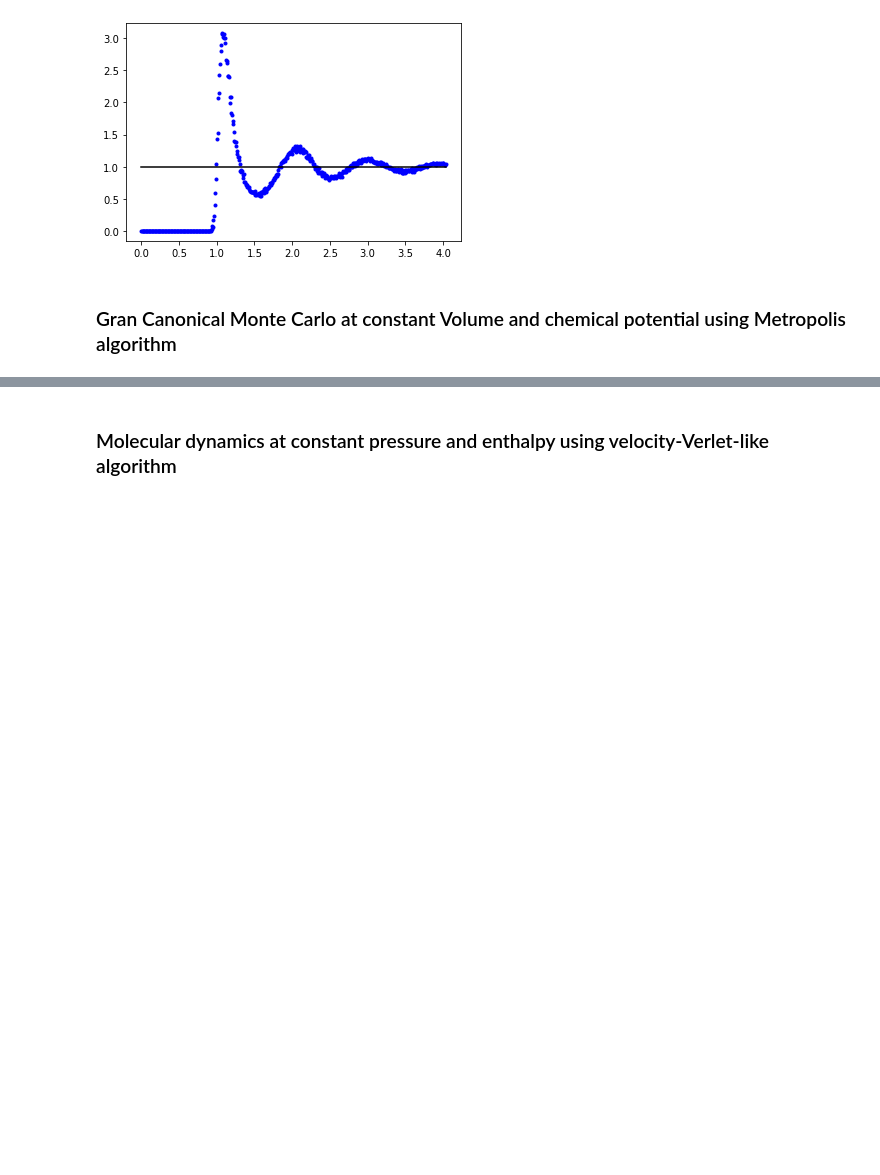
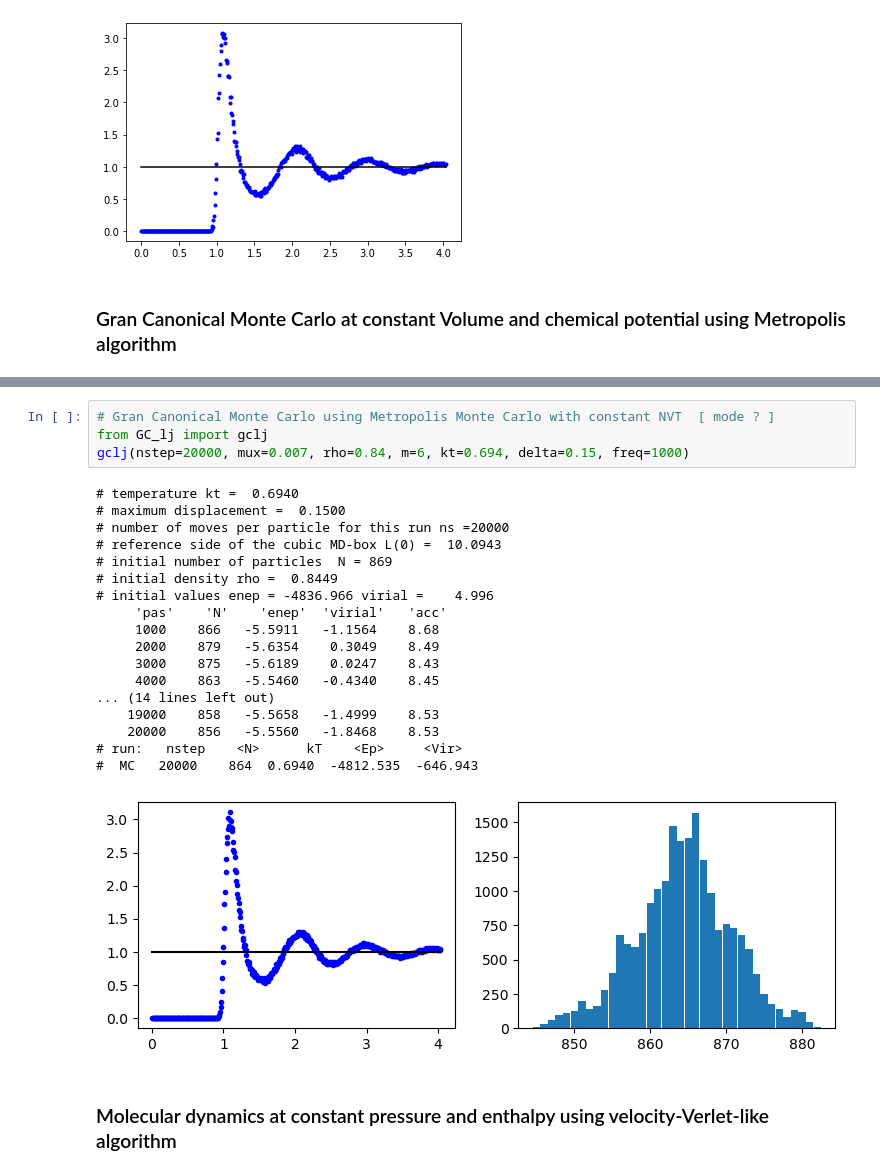
Before and after one commit to cpierleo/PyLJ, a Jupyter notebook: LJ-simulation.ipynb, the cells around one changed output, grey strips where cells are left out. Cells and saved outputs as stored; diff of their text form; blank space fills up the shorter version.

```diff
--- a/LJ-simulation.ipynb
+++ b/LJ-simulation.ipynb
@@ -134,3 +172,26 @@ gclj(nstep=20000, mux=0.0075, rho=0.84, m=6, kt=0.694, delta=0.15, freq=1000)
+# %%
+# Gran Canonical Monte Carlo using Metropolis Monte Carlo with constant NVT  [ mode ? ]
+from GC_lj import gclj
+gclj(nstep=20000, mux=0.007, rho=0.84, m=6, kt=0.694, delta=0.15, freq=1000)
+# %% [output]
+# temperature kt =  0.6940
+# maximum displacement =  0.1500
+# number of moves per particle for this run ns =20000
+# reference side of the cubic MD-box L(0) =  10.0943
+# initial number of particles  N = 869
+# initial density rho =  0.8449
+# initial values enep = -4836.966 virial =    4.996
+     'pas'    'N'    'enep'  'virial'   'acc'
+     1000    866   -5.5911   -1.1564    8.68
+     2000    879   -5.6354    0.3049    8.49
+     3000    875   -5.6189    0.0247    8.43
+     4000    863   -5.5460   -0.4340    8.45
+... (14 lines left out)
+    19000    858   -5.5658   -1.4999    8.53
+    20000    856   -5.5560   -1.8468    8.53
+# run:   nstep    <N>      kT    <Ep>     <Vir>
+#  MC   20000    864  0.6940  -4812.535  -646.943
+[figure, added]
 # %% [markdown]
 ### Molecular dynamics at constant pressure and enthalpy using velocity-Verlet-like algorithm
 # %%
```
Also changed, not shown: parts of 2 cells of this notebook.
